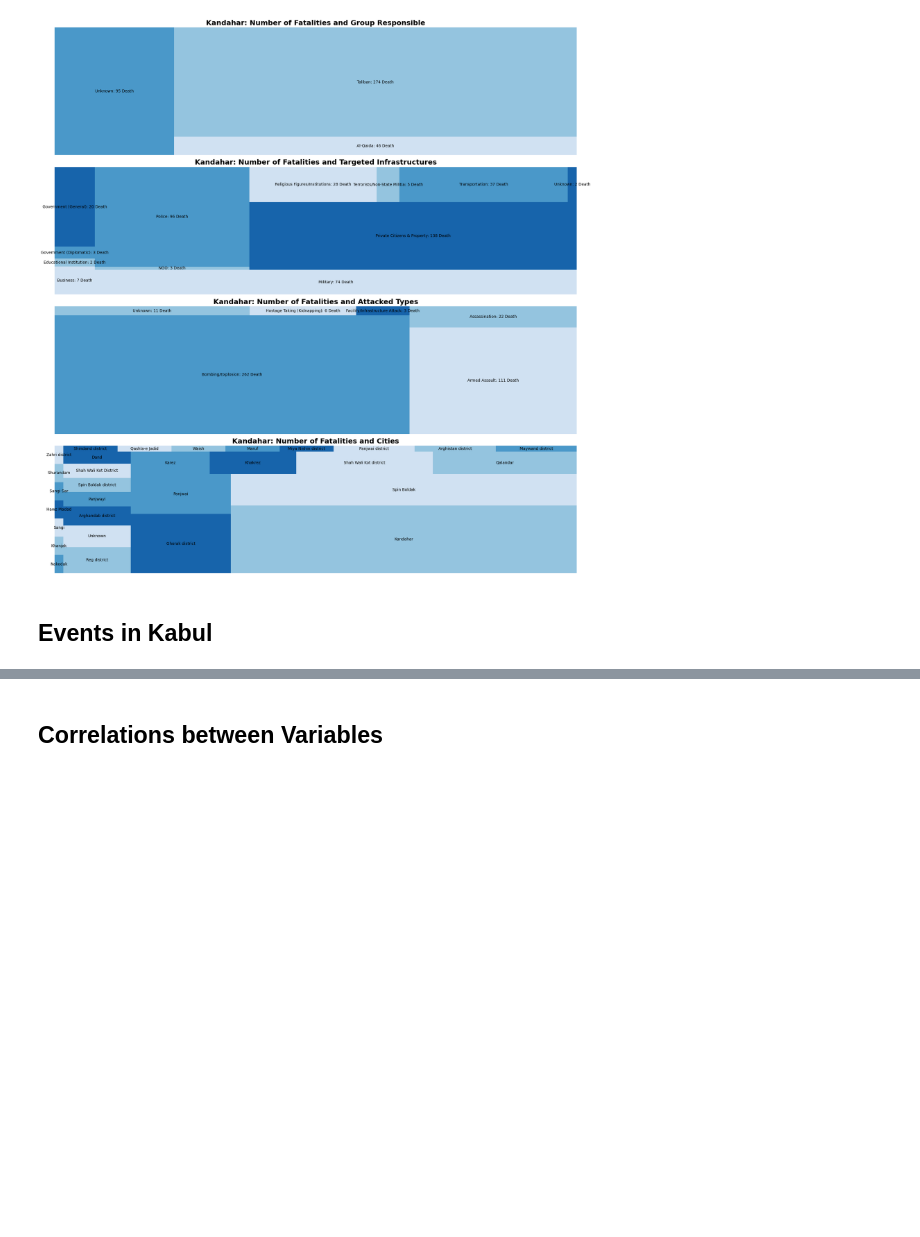
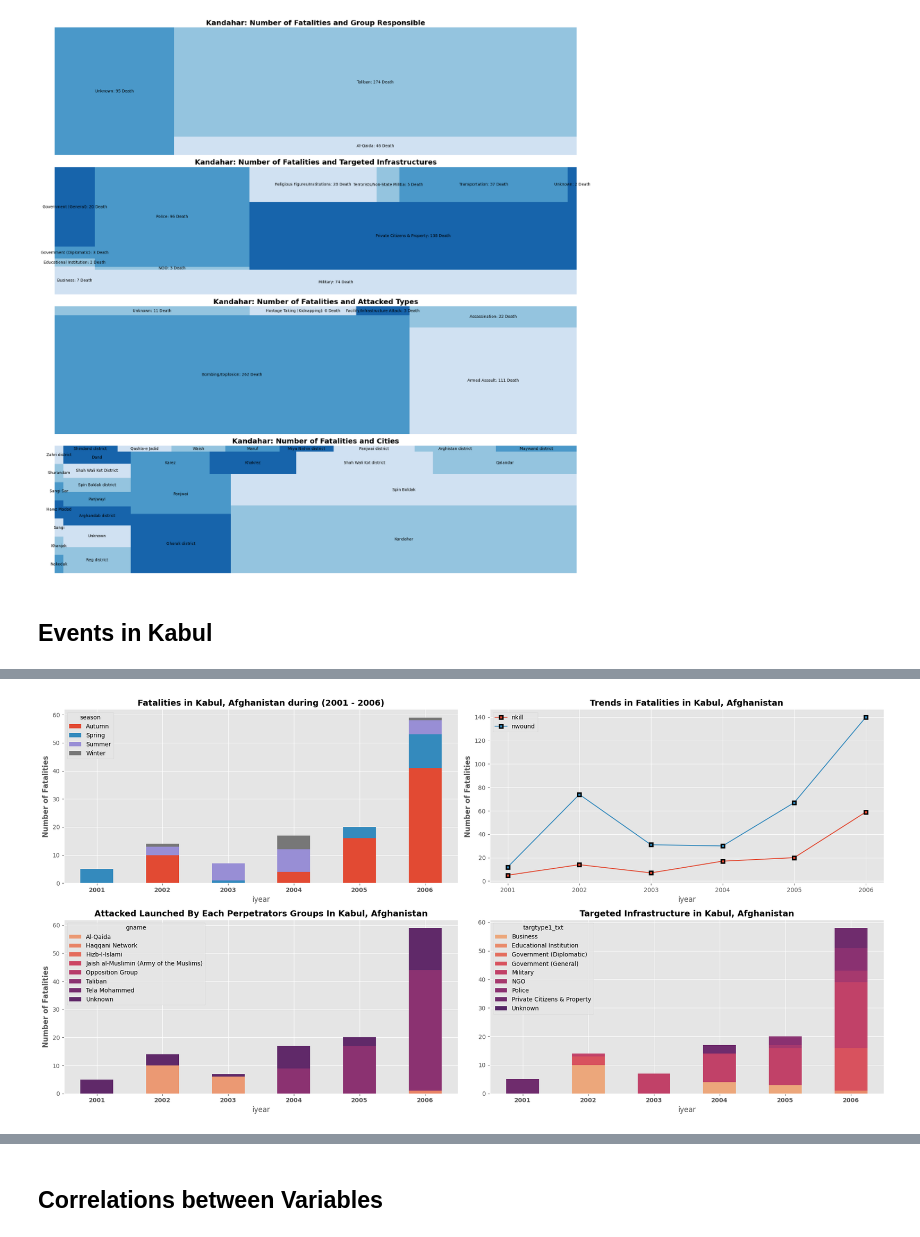
Before and after one commit to OdinProjectI/ODIN, a Jupyter notebook: WarInAfghanistan2001_2006.ipynb, the cells around one changed output, grey strips where cells are left out. Cells and saved outputs as stored; diff of their text form; code cells hidden in the pictures; blank space fills up the shorter version.

```diff
--- a/WarInAfghanistan2001_2006.ipynb
+++ b/WarInAfghanistan2001_2006.ipynb
@@ -530,0 +567,32 @@ kandahar_df.sort_values(by='nkill', ascending=False).head(5)[['latitude', 'longi
+# %%
+fig = plt.figure(figsize=(20,10))
+ax = fig.add_subplot(2,2,1)
+
+# fatalities by seasons
+kabul_df.groupby(['iyear', 'season'])['nkill'].sum().unstack('season').replace({np.nan: 0.0}).plot(kind='bar', stacked=True, ax=ax)
+ax.set_title("Fatalities in Kabul, Afghanistan during (2001 - 2006)", fontweight='bold', fontsize=14)
+ax.set_ylabel("Number of Fatalities", fontweight='bold')
+ax.set_xticklabels(ax.get_xticklabels(), rotation=0, fontweight='bold')
+
+# Trends in Fatalities in Kabul, AFG
+ax = fig.add_subplot(2,2,2)
+kabul_df.groupby('iyear')[['nkill','nwound']].sum().plot(marker='s', mec='black', mew=2.3, ax=ax)
+ax.set_title("Trends in Fatalities in Kabul, Afghanistan", fontweight='bold', fontsize=14)
+ax.set_ylabel("Number of Fatalities", fontweight='bold')
+
+ax = fig.add_subplot(2,2,3)
+# attacked launched by each prep groups
+pd.pivot_table(data=kabul_df, index='iyear', columns=['gname'], values='nkill', aggfunc='sum').replace({np.nan:0.0}).astype(int).plot(kind='bar', stacked=True, cmap=ListedColormap(sns.color_palette(palette='flare' , n_colors=10)) , ax=ax)
+ax.set_title("attacked launched by each perpetrators groups in kabul, Afghanistan".title(), fontweight='bold', fontsize=14)
+ax.set_xticklabels(ax.get_xticklabels(), rotation=0, fontweight='bold')
+ax.set_ylabel("Number of Fatalities", fontweight='bold')
+
+ax = fig.add_subplot(2,2,4)
+targeted_infra: 'DataFrame' = kabul_df.query("success == 1").groupby(['iyear', 'targtype1_txt'])['nkill'].sum().unstack("targtype1_txt").replace({np.nan:0.0}).astype(int)
+targeted_infra.plot(kind='bar', stacked=True, cmap=ListedColormap(sns.color_palette(palette='flare', n_colors=25)), ax=ax)
+ax.set_title("Targeted Infrastructure in Kabul, Afghanistan", fontweight='bold', fontsize=14)
+ax.set_xticklabels(ax.get_xticklabels(), rotation=0, fontweight='bold')
+
+plt.tight_layout()
+# %% [output]
+[figure, added]
```
Also changed, not shown: parts of 12 cells of this notebook.
